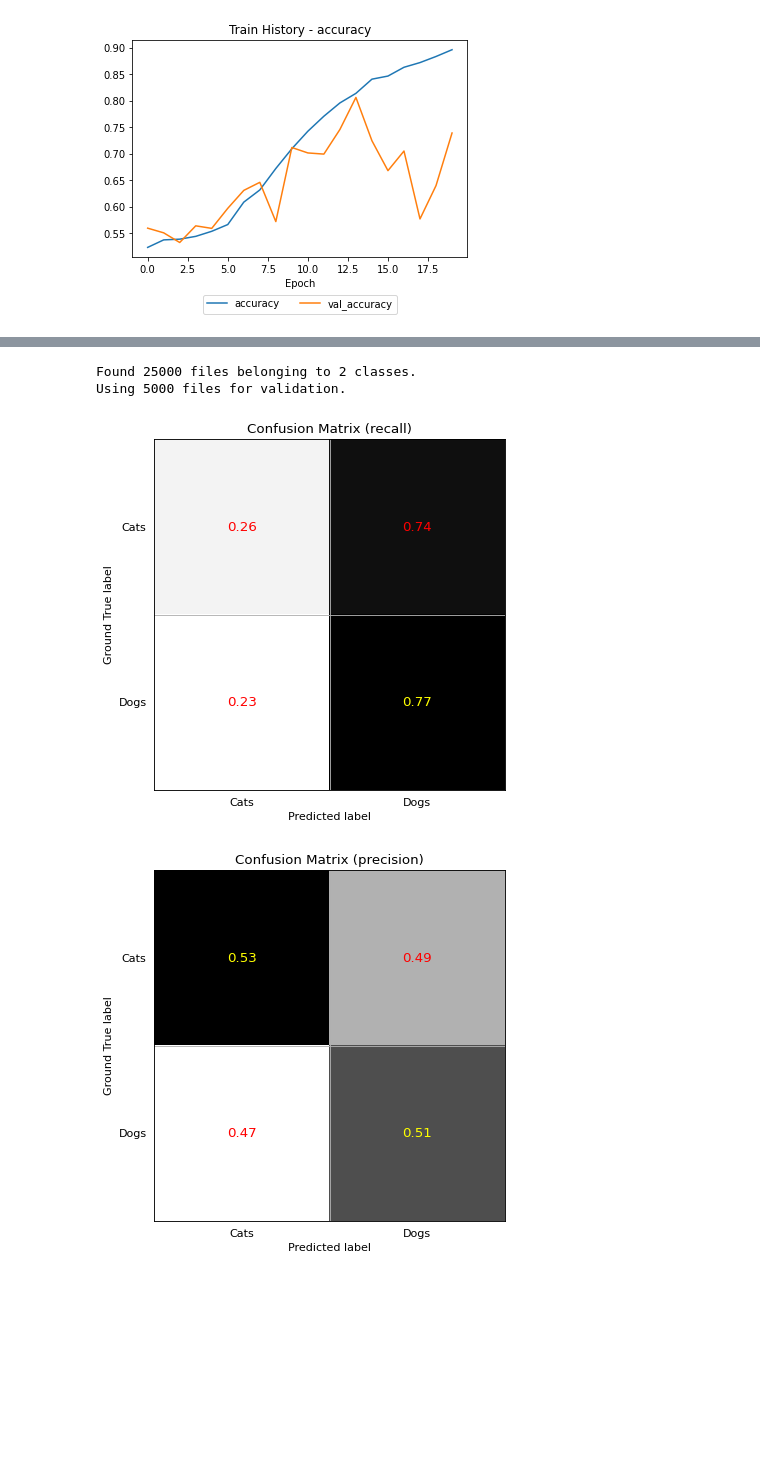
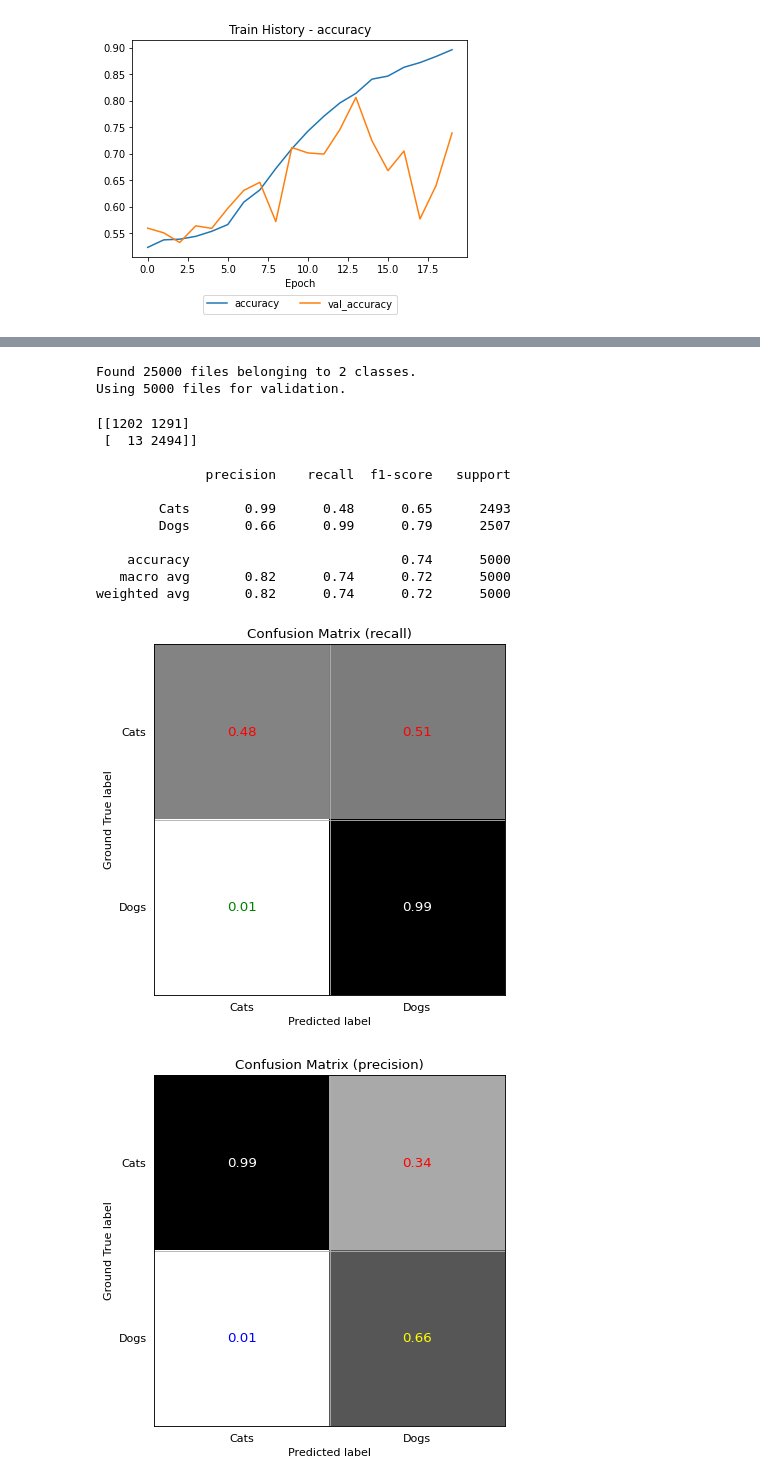
Before and after one commit to jacky10001/tf2-mycnn, a Jupyter notebook: example_alexnet.ipynb, the cells around one changed output, grey strips where cells are left out. Drawn from its saved outputs; the diff is of its cells as text; code cells hidden in the pictures; blank space fills up the shorter version.

```diff
--- a/example_alexnet.ipynb
+++ b/example_alexnet.ipynb
@@ -95,38 +98,56 @@ alexnet.eval_dataset(valid_dataset)
 # %%
 pred_dataset = tf.keras.preprocessing.image_dataset_from_directory(
     r'D:\Datasets\DogsVsCats\train',
     image_size=(227,227),
-    batch_size=1,
+    batch_size=20,
     label_mode="categorical",
     validation_split=0.2,
     subset="validation",
     seed=10
 )
+pred_dataset.map(lambda x, y: (x/255., y))
 
-pr_score = alexnet.pred_dataset(pred_dataset)
-pr_label = pr_score.argmax(axis=-1)
-
-y_test = []
-for d in pred_dataset:
-    y_test.append(d[1].numpy()[0])
-y_test = np.array(y_test)
-gt_label = y_test.argmax(axis=-1)
+pr_score = None
+pr_label = None
+gt_label = None
+for ind, batch_set in enumerate(pred_dataset):
+    batch_im, batch_gt = batch_set
+    batch_pr = alexnet.pred(batch_im.numpy())
+    if ind == 0:
+        pr_score = batch_pr
+        pr_label = batch_pr.argmax(axis=-1)
+        gt_label = batch_gt.numpy().argmax(axis=-1)
+    else:
+        pr_score = np.concatenate([pr_score, batch_pr])
+        pr_label = np.concatenate([pr_label, batch_pr.argmax(axis=-1)])
+        gt_label = np.concatenate([gt_label, batch_gt.numpy().argmax(axis=-1)])
 
 target_names = ["Cats", "Dogs"]
 
 report = utils.export_classification_report(
     gt_label, pr_label, pr_score,
     target_names=target_names,
     logpath=alexnet.logdir
 )
 
 cm = report["confusion_matrix"]
 cm_precision = cm/cm.sum(axis=0)
 cm_recall = cm/cm.sum(axis=1)
 utils.plot_confusion_matrix(cm_recall, target_names, alexnet.logdir, title='Confusion Matrix (recall)')
 utils.plot_confusion_matrix(cm_precision, target_names, alexnet.logdir, title='Confusion Matrix (precision)')
 # %% [output]
 Found 25000 files belonging to 2 classes.
 Using 5000 files for validation.
+[[1202 1291]
+ [  13 2494]]
+
+              precision    recall  f1-score   support
+
+        Cats       0.99      0.48      0.65      2493
+        Dogs       0.66      0.99      0.79      2507
+
+    accuracy                           0.74      5000
+   macro avg       0.82      0.74      0.72      5000
+weighted avg       0.82      0.74      0.72      5000
-[figure, old version]
+[figure, new version]
-[figure, old version]
+[figure, new version]
```
Also changed, not shown: parts of 1 cell of this notebook, 2 other files.
